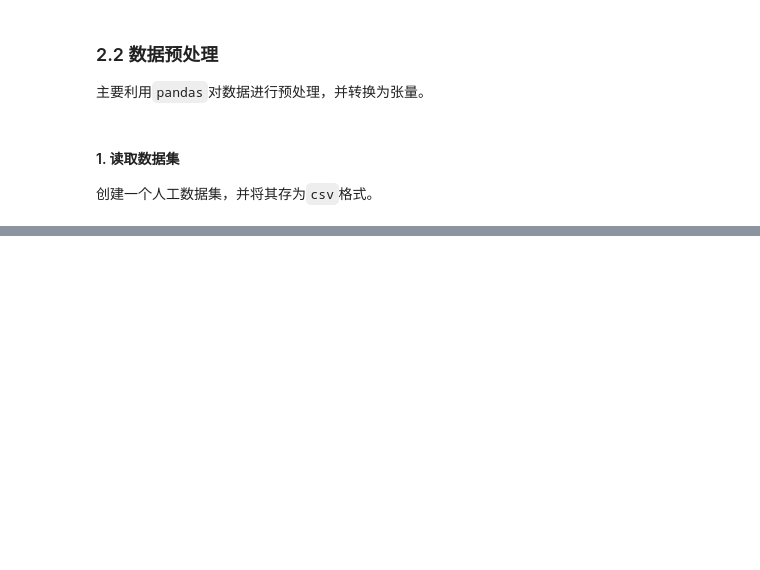
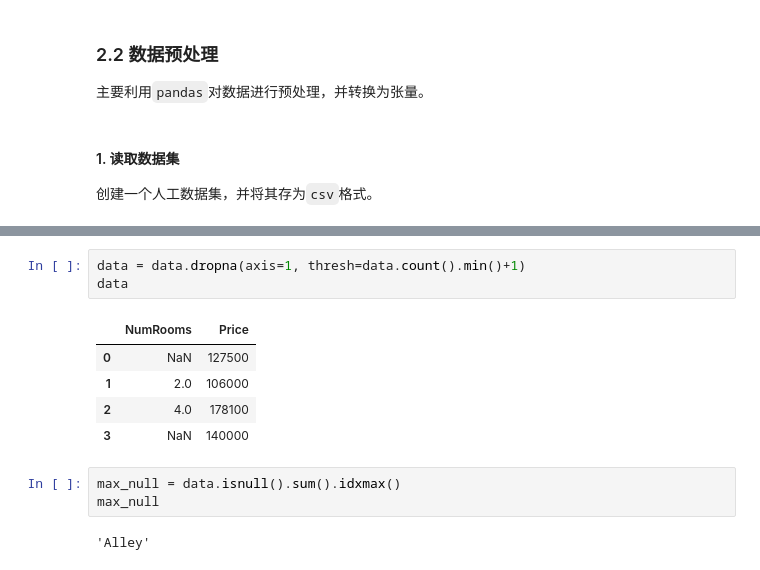
Before and after one commit to soufal/myself_d2l, a Jupyter notebook: d2dl/2.预备知识.ipynb, the cells around one changed output, grey strips where cells are left out. Drawn from its saved outputs; the diff is of its cells as text; blank space fills up the shorter version.

```diff
--- a/d2dl/2.预备知识.ipynb
+++ b/d2dl/2.预备知识.ipynb
@@ -463,0 +554,14 @@ with open(data_file, 'w') as f:
+# %%
+data = data.dropna(axis=1, thresh=data.count().min()+1)
+data
+# %% [output]
+|  | NumRooms | Price |
+| 0 | NaN | 127500 |
+| 1 | 2.0 | 106000 |
+| 2 | 4.0 | 178100 |
+| 3 | NaN | 140000 |
+# %%
+max_null = data.isnull().sum().idxmax()
+max_null
+# %% [output]
+'Alley'
```
Also changed, not shown: parts of 12 cells of this notebook.
